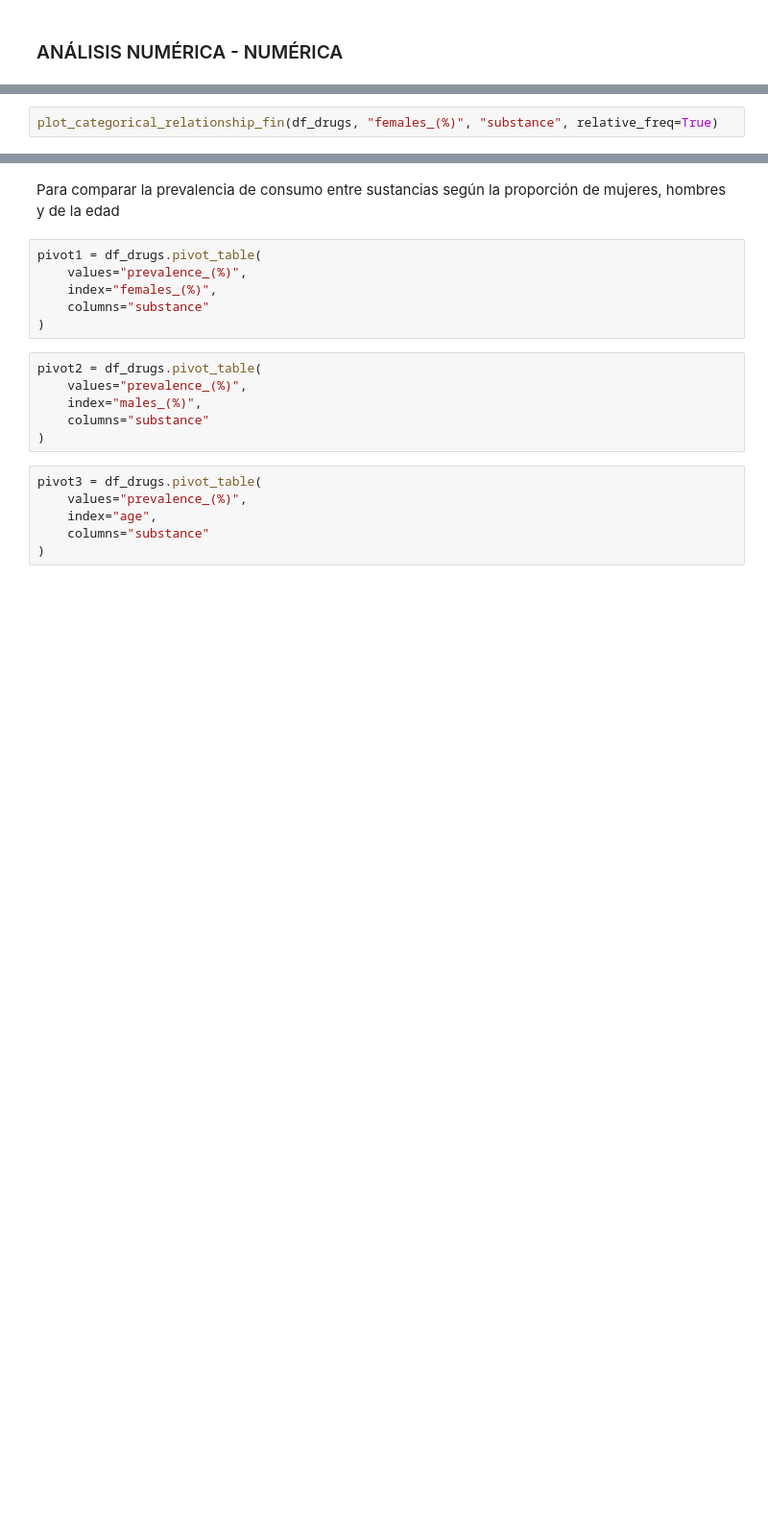
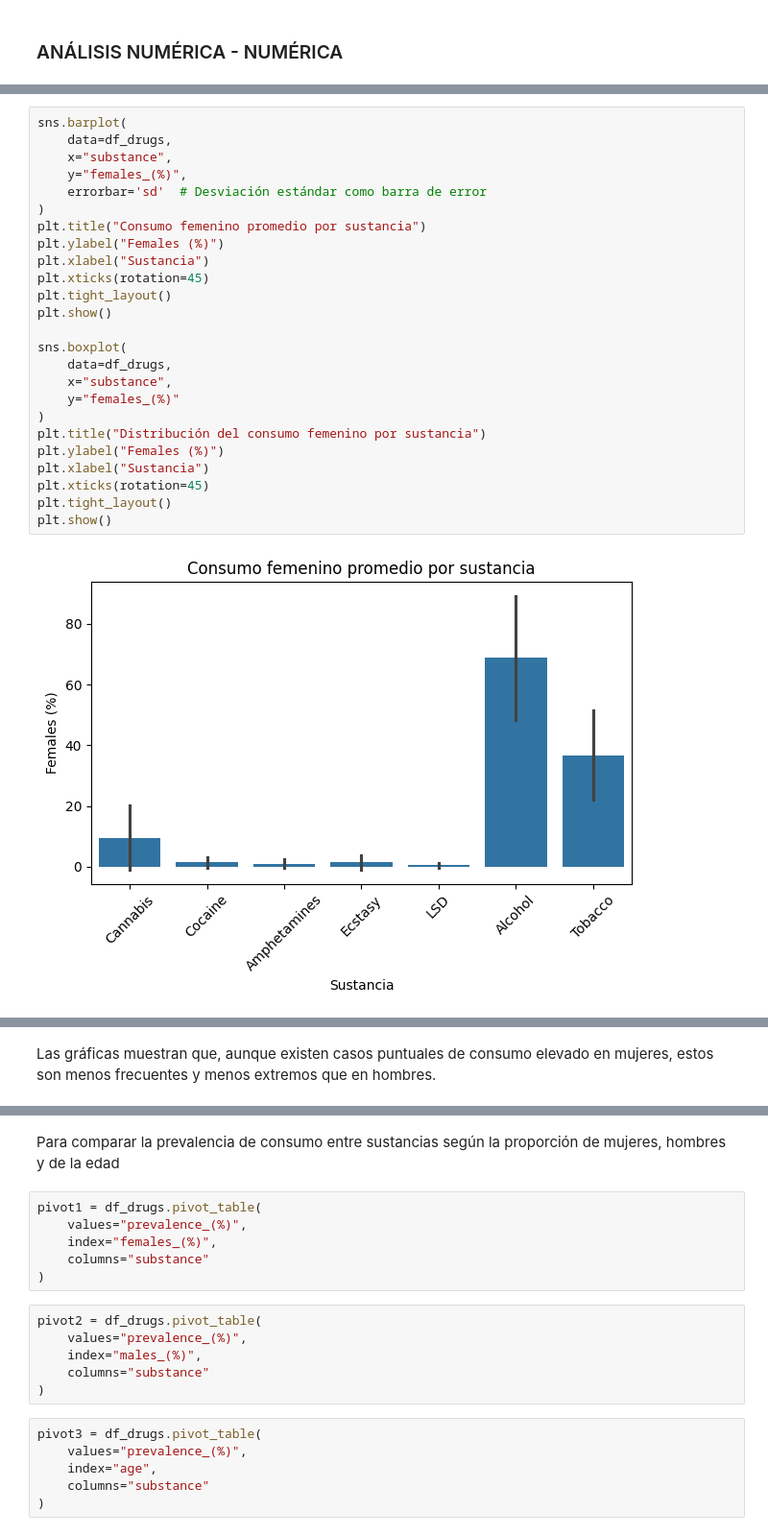
Before and after one commit to Luciajp-ds/EDA_european_drug, a Jupyter notebook: src/notebooks/Untitled.ipynb, the cells around one changed output, grey strips where cells are left out. Shown at 96% size. Saved outputs shown, nothing was run; the diff lists cells and outputs as text; blank space fills up the shorter version.

```diff
--- a/src/notebooks/Untitled.ipynb
+++ b/src/notebooks/Untitled.ipynb
@@ -733,2 +938,27 @@ df_drugs.groupby("substance")["females_(%)"].describe()
 # %%
-plot_categorical_relationship_fin(df_drugs, "females_(%)", "substance", relative_freq=True)
+sns.barplot(
+    data=df_drugs,
+    x="substance",
+    y="females_(%)",
+    errorbar='sd'  # Desviación estándar como barra de error
+)
+plt.title("Consumo femenino promedio por sustancia")
+plt.ylabel("Females (%)")
+plt.xlabel("Sustancia")
+plt.xticks(rotation=45)
+plt.tight_layout()
+plt.show()
+
+sns.boxplot(
+    data=df_drugs,
+    x="substance",
+    y="females_(%)"
+)
+plt.title("Distribución del consumo femenino por sustancia")
+plt.ylabel("Females (%)")
+plt.xlabel("Sustancia")
+plt.xticks(rotation=45)
+plt.tight_layout()
+plt.show()
+# %% [output]
+[figure, added]
@@ -734,0 +966,2 @@ plot_categorical_relationship_fin(df_drugs, "females_(%)", "substance", relative
+# %% [markdown]
+Las gráficas muestran que, aunque existen casos puntuales de consumo elevado en mujeres, estos son menos frecuentes y menos extremos que en hombres.
```
Also changed, not shown: parts of 135 cells of this notebook.
